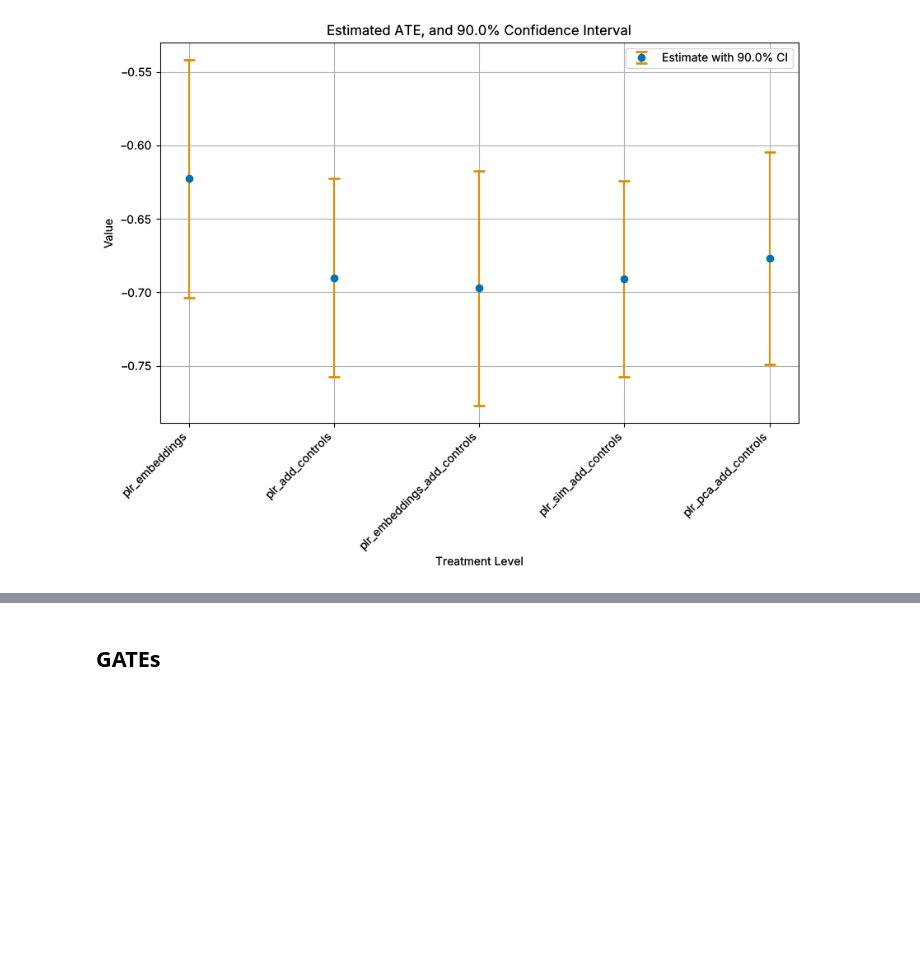
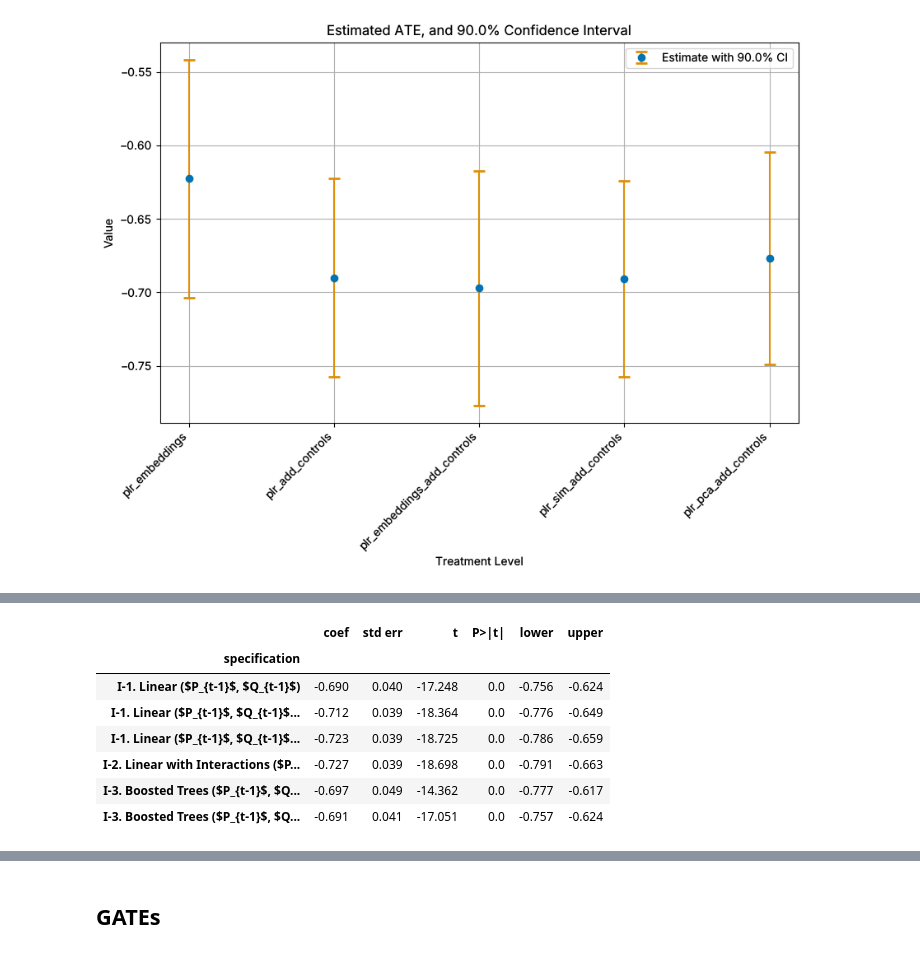
Before and after one commit to JanTeichertKluge/demand-analysis-repro, a Jupyter notebook: gemma/outputs/04_evaluation_comparison/finetuned/04_evaluation.ipynb, the cells around one changed output, grey strips where cells are left out. Cells and saved outputs as stored; diff of their text form; code cells hidden in the pictures; blank space fills up the shorter version.

```diff
--- a/gemma/outputs/04_evaluation_comparison/finetuned/04_evaluation.ipynb
+++ b/gemma/outputs/04_evaluation_comparison/finetuned/04_evaluation.ipynb
@@ -637,0 +642,76 @@ plt.show()
+# %%
+def summarize_linear_treatment(controls):
+    x = sm.add_constant(df_dynamic[base_treatment + controls])
+    results = sm.OLS(df_dynamic[outcome], x).fit(
+        cov_type="cluster", cov_kwds={"groups": df_dynamic["ASIN"]}
+    )
+    ci = results.conf_int(alpha=1 - confidence_level).loc[base_treatment[0]]
+    return {
+        "coef": results.params[base_treatment[0]],
+        "std err": results.bse[base_treatment[0]],
+        "t": results.tvalues[base_treatment[0]],
+        "P>|t|": results.pvalues[base_treatment[0]],
+        "lower": ci.iloc[0],
+        "upper": ci.iloc[1],
+    }
+
+
+def summarize_plr_treatment(dml_obj):
+    ci = dml_obj.confint(level=confidence_level).iloc[0]
+    return {
+        "coef": dml_obj.coef[0],
+        "std err": dml_obj.se[0],
+        "t": dml_obj.t_stat[0],
+        "P>|t|": dml_obj.pval[0],
+        "lower": ci.iloc[0],
+        "upper": ci.iloc[1],
+    }
+
+
+main_table_specs = [
+    ("I-1. Linear ($P_{t-1}$, $Q_{t-1}$)", summarize_linear_treatment(lag_1_vars), ci_linear_base_lagged),
+    (
+        "I-1. Linear ($P_{t-1}$, $Q_{t-1}$, $X^{e}, X^{o}_t$)",
+        summarize_linear_treatment(lag_1_vars + additional_controls + embeddings),
+        ci_linear_base_lagged_add_controls_emb,
+    ),
+    (
+        "I-1. Linear ($P_{t-1}$, $Q_{t-1}$, $X^{sim}, X^{o}_t$)",
+        summarize_linear_treatment(lag_1_vars + controls_similarities + additional_controls),
+        ci_linear_base_lagged_add_controls_sim,
+    ),
+    (
+        "I-2. Linear with Interactions ($P_{t-1}$, $Q_{t-1}$, $X^{sim}, X^{o}_t$)",
+        summarize_linear_treatment(interaction_vars + controls_similarities + additional_controls),
+        ci_linear_interactions,
+    ),
+    (
+        "I-3. Boosted Trees ($P_{t-1}$, $Q_{t-1}$, $X^{e}, X^{o}_t$)",
+        summarize_plr_treatment(tab_dml_obj_embeddings_add_controls),
+        ci_tab_dml_embeddings_add_controls,
+    ),
+    (
+        "I-3. Boosted Trees ($P_{t-1}$, $Q_{t-1}$, $X^{sim}, X^{o}_t$)",
+        summarize_plr_treatment(tab_dml_obj_sim_add_controls),
+        ci_tab_dml_sim_add_controls,
+    ),
+]
+
+rows = []
+for label, row, estimate in main_table_specs:
+    # identical to the estimates reported above
+    for col in ["coef", "lower", "upper"]:
+        assert np.isclose(row[col], np.asarray(estimate[col])[0], rtol=0, atol=1e-12), (label, col)
+    rows.append({"specification": label, **row})
+df_main_table = pd.DataFrame(rows).set_index("specification")
+df_main_table.to_csv(os.path.join(output_dir, "homogeneous_elasticity_estimates.csv"))
+df_main_table.round(3)
+# %% [output]
+|  | coef | std err | t | P>|t| | lower | upper |
+| specification |  |  |  |  |  |  |
+| I-1. Linear ($P_{t-1}$, $Q_{t-1}$) | -0.690 | 0.040 | -17.248 | 0.0 | -0.756 | -0.624 |
+| I-1. Linear ($P_{t-1}$, $Q_{t-1}$... | -0.712 | 0.039 | -18.364 | 0.0 | -0.776 | -0.649 |
+| I-1. Linear ($P_{t-1}$, $Q_{t-1}$... | -0.723 | 0.039 | -18.725 | 0.0 | -0.786 | -0.659 |
+| I-2. Linear with Interactions ($P... | -0.727 | 0.039 | -18.698 | 0.0 | -0.791 | -0.663 |
+| I-3. Boosted Trees ($P_{t-1}$, $Q... | -0.697 | 0.049 | -14.362 | 0.0 | -0.777 | -0.617 |
+| I-3. Boosted Trees ($P_{t-1}$, $Q... | -0.691 | 0.041 | -17.051 | 0.0 | -0.757 | -0.624 |
```
Also changed, not shown: parts of 20 cells of this notebook, 10 other files.
